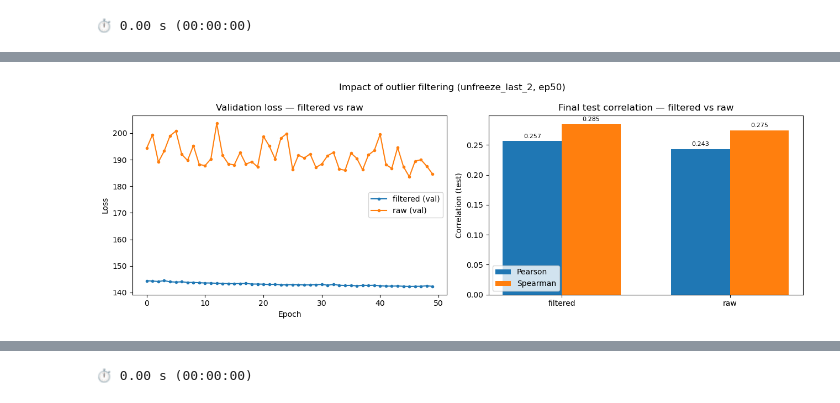
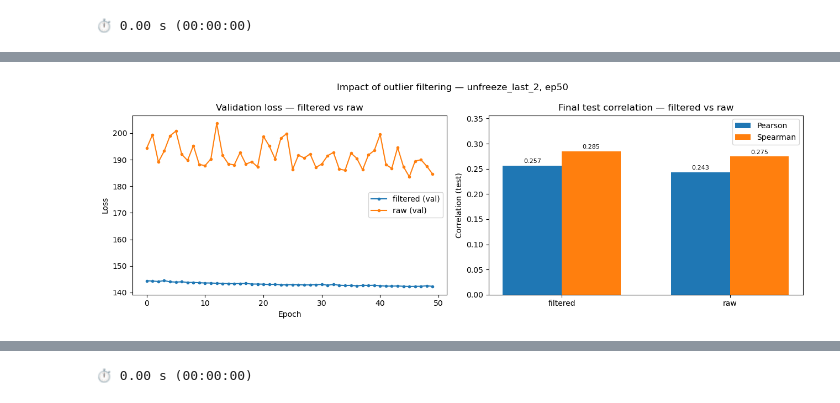
Before and after one commit to ml4rg26-deconvgclip/parnet--globalclip-head, a Jupyter notebook: notebooks/globalclip-head/05_comparison_plots.ipynb, the cells around one changed output, grey strips where cells are left out. Cells and saved outputs as stored; diff of their text form; code cells hidden in the pictures.

```diff
--- a/notebooks/globalclip-head/05_comparison_plots.ipynb
+++ b/notebooks/globalclip-head/05_comparison_plots.ipynb
@@ -139,32 +138,33 @@ axes[0].set_title("Validation loss — filtered vs raw")
 axes[0].set_xlabel("Epoch")
 axes[0].set_ylabel("Loss")
 axes[0].legend()
 
 # ── Final Pearson/Spearman bars ────────────────────────────────────────────────
 labels, pearson_vals, spearman_vals = [], [], []
 for label, run in RUNS_FILTERED_VS_RAW.items():
     ev = load_test_eval(run)
     if ev:
         labels.append(label)
         pearson_vals.append(ev["pearson_mean"])
         spearman_vals.append(ev["spearman_mean"])
 
 x = np.arange(len(labels))
 w = 0.35
 axes[1].bar(x - w/2, pearson_vals, w, label="Pearson")
 axes[1].bar(x + w/2, spearman_vals, w, label="Spearman")
 axes[1].set_xticks(x)
 axes[1].set_xticklabels(labels)
 axes[1].set_ylabel("Correlation (test)")
 axes[1].set_title("Final test correlation — filtered vs raw")
+axes[1].set_ylim(0, max(pearson_vals + spearman_vals) * 1.25)
 axes[1].legend()
 for i, (p, s) in enumerate(zip(pearson_vals, spearman_vals)):
     axes[1].text(i - w/2, p + 0.005, f"{p:.3f}", ha="center", fontsize=8)
     axes[1].text(i + w/2, s + 0.005, f"{s:.3f}", ha="center", fontsize=8)
 
-plt.suptitle("Impact of outlier filtering (unfreeze_last_2, ep50)")
+plt.suptitle("Impact of outlier filtering — unfreeze_last_2, ep50")
 plt.tight_layout()
 plt.savefig(FIGURES_DIR / "comparison_filtered_vs_raw.png", dpi=150, bbox_inches="tight")
 plt.show()
 # %% [output]
-[figure, old version]
+[figure, new version]
```
Also changed, not shown: parts of 11 cells of this notebook.
